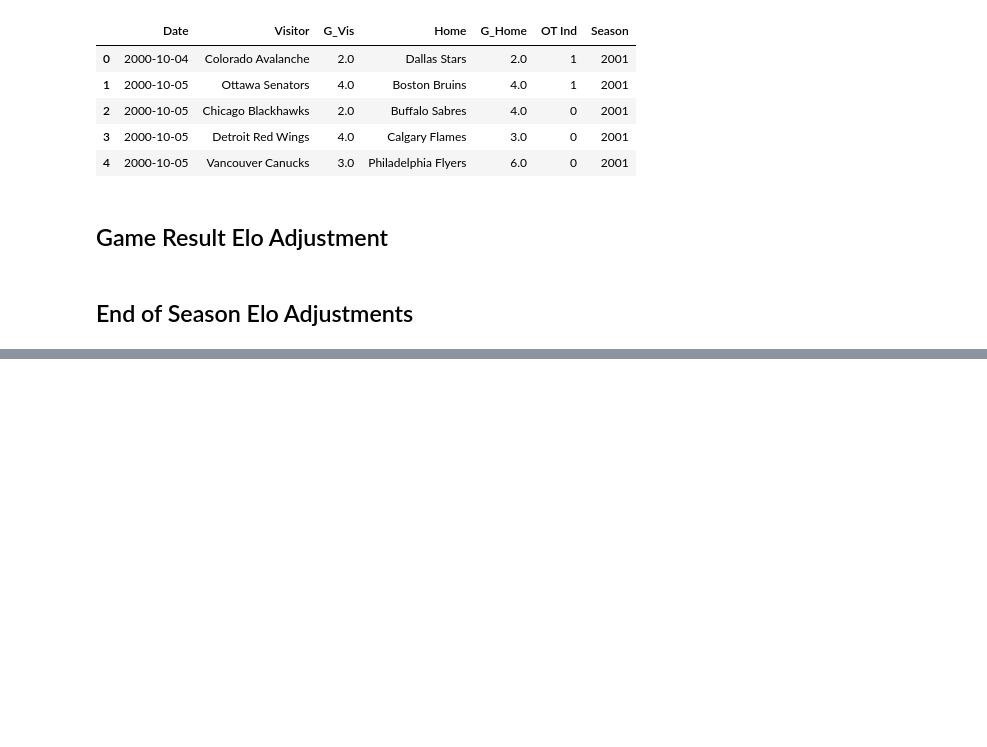
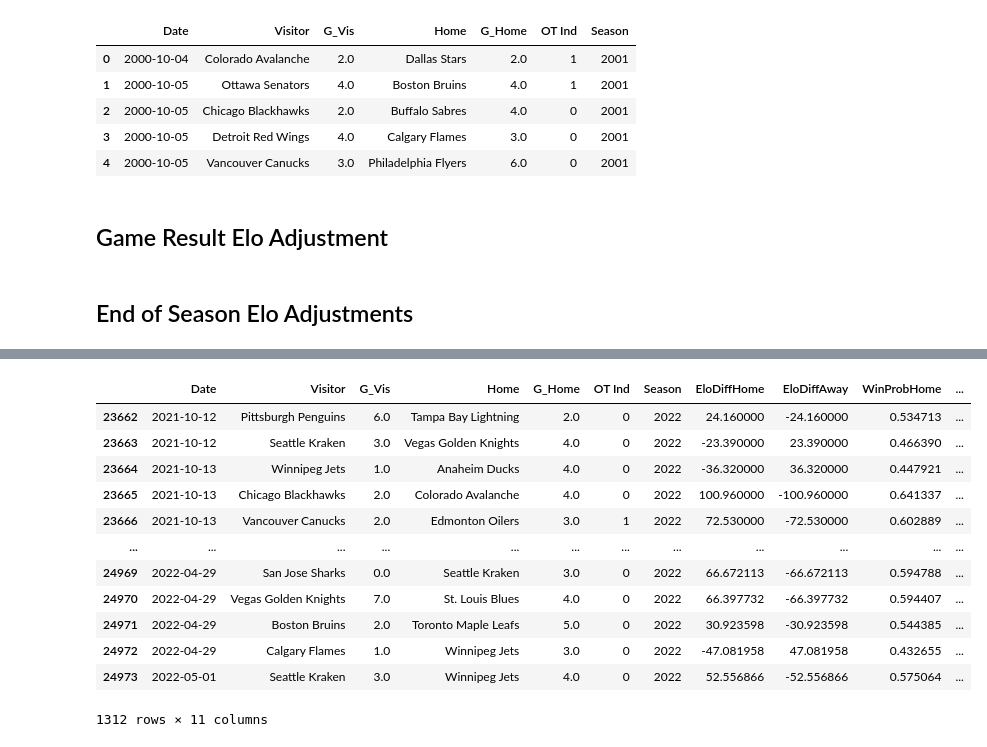
Before and after one commit to hinayatali9/MIE368_PROJECT, a Jupyter notebook: team_proj/scripts/Forecasting Games.ipynb, the cells around one changed output, grey strips where cells are left out. Saved outputs shown, nothing was run; the diff lists cells and outputs as text; code cells hidden in the pictures; blank space fills up the shorter version.

```diff
--- a/team_proj/scripts/Forecasting Games.ipynb
+++ b/team_proj/scripts/Forecasting Games.ipynb
@@ -321,0 +499,17 @@ season_2022
+# %%
+df2 = scores_df[scores_df['Season'] == 2022]
+df2
+# %% [output]
+|  | Date | Visitor | G_Vis | Home | G_Home | OT Ind | Season | EloDiffHome | EloDiffAway | WinProbHome | ... |
+| 23662 | 2021-10-12 | Pittsburgh Penguins | 6.0 | Tampa Bay Lightning | 2.0 | 0 | 2022 | 24.160000 | -24.160000 | 0.534713 | ... |
+| 23663 | 2021-10-12 | Seattle Kraken | 3.0 | Vegas Golden Knights | 4.0 | 0 | 2022 | -23.390000 | 23.390000 | 0.466390 | ... |
+| 23664 | 2021-10-13 | Winnipeg Jets | 1.0 | Anaheim Ducks | 4.0 | 0 | 2022 | -36.320000 | 36.320000 | 0.447921 | ... |
+| 23665 | 2021-10-13 | Chicago Blackhawks | 2.0 | Colorado Avalanche | 4.0 | 0 | 2022 | 100.960000 | -100.960000 | 0.641337 | ... |
+| 23666 | 2021-10-13 | Vancouver Canucks | 2.0 | Edmonton Oilers | 3.0 | 1 | 2022 | 72.530000 | -72.530000 | 0.602889 | ... |
+| ... | ... | ... | ... | ... | ... | ... | ... | ... | ... | ... | ... |
+| 24969 | 2022-04-29 | San Jose Sharks | 0.0 | Seattle Kraken | 3.0 | 0 | 2022 | 66.672113 | -66.672113 | 0.594788 | ... |
+| 24970 | 2022-04-29 | Vegas Golden Knights | 7.0 | St. Louis Blues | 4.0 | 0 | 2022 | 66.397732 | -66.397732 | 0.594407 | ... |
+| 24971 | 2022-04-29 | Boston Bruins | 2.0 | Toronto Maple Leafs | 5.0 | 0 | 2022 | 30.923598 | -30.923598 | 0.544385 | ... |
+| 24972 | 2022-04-29 | Calgary Flames | 1.0 | Winnipeg Jets | 3.0 | 0 | 2022 | -47.081958 | 47.081958 | 0.432655 | ... |
+| 24973 | 2022-05-01 | Seattle Kraken | 3.0 | Winnipeg Jets | 4.0 | 0 | 2022 | 52.556866 | -52.556866 | 0.575064 | ... |
+1312 rows × 11 columns
```
Also changed, not shown: parts of 12 cells of this notebook.
